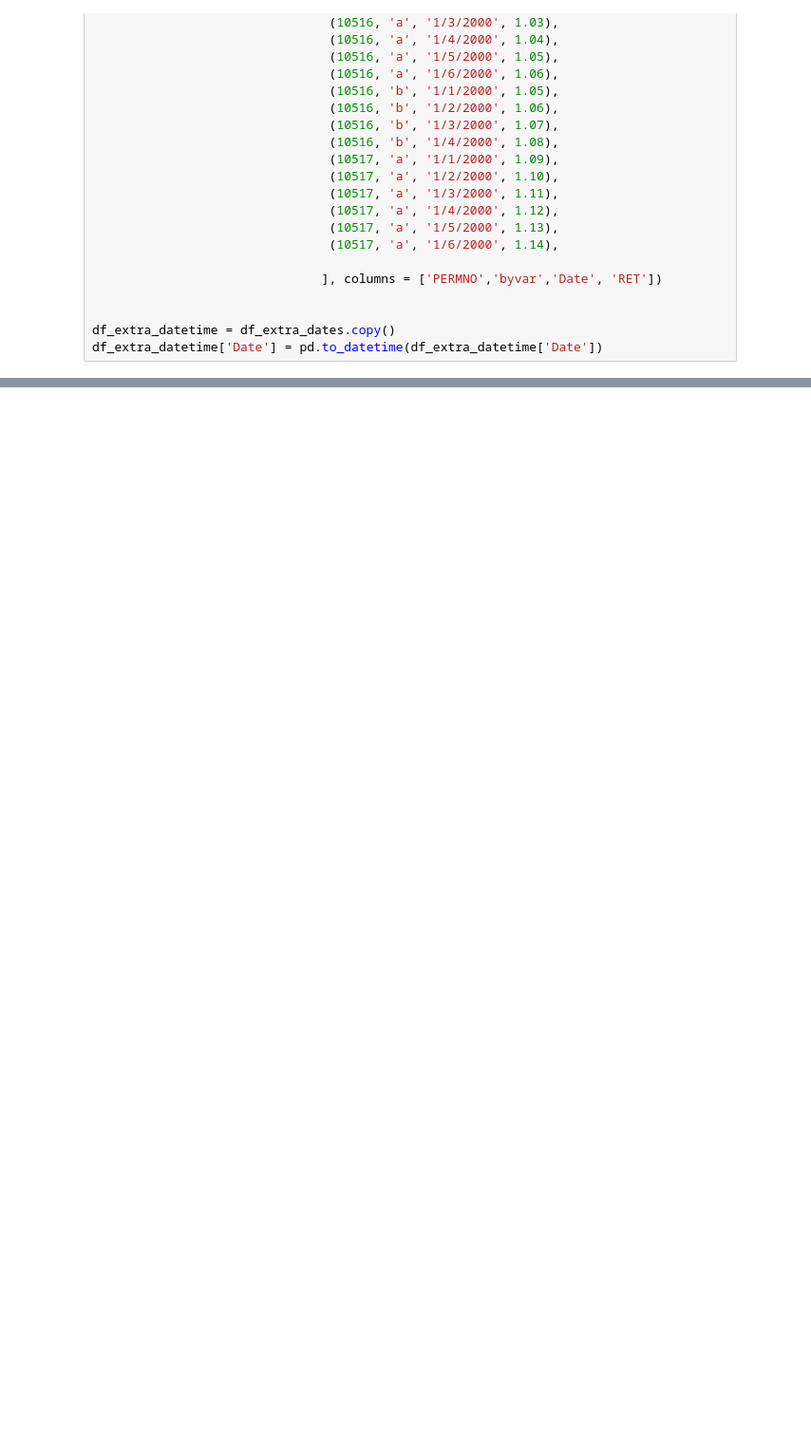
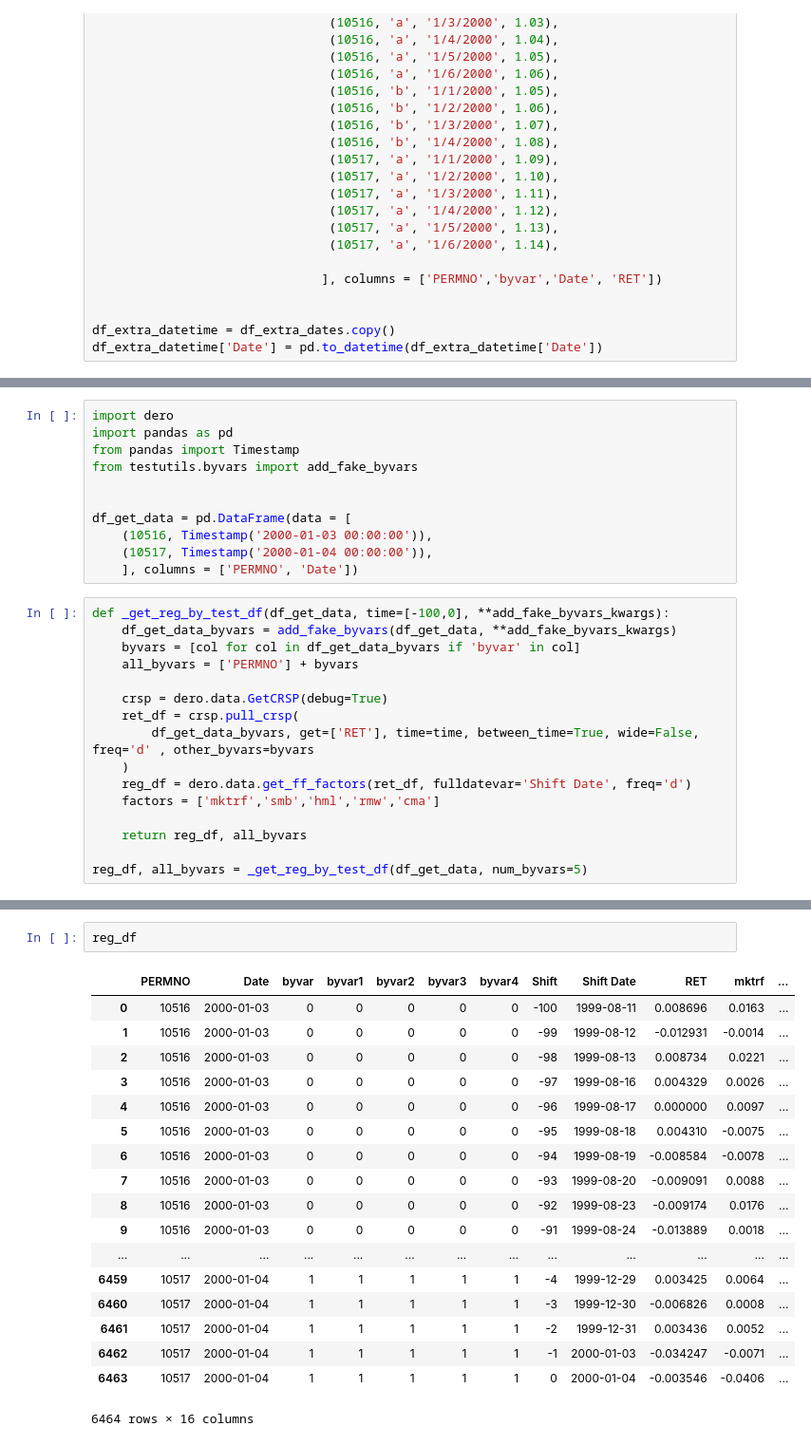
Before and after one commit to whoopnip/dero, a Jupyter notebook: Testing Scratchbook 2.ipynb, the cells around one changed output, grey strips where cells are left out. Shown at 95% size. Saved outputs shown, nothing was run; the diff lists cells and outputs as text; blank space fills up the shorter version.

```diff
--- a/Testing Scratchbook 2.ipynb
+++ b/Testing Scratchbook 2.ipynb
@@ -110,0 +66,27 @@ result = crsp.pull_crsp(df_datetime, freq='d', get=['RET'],
+# %%
+import dero
+import pandas as pd
+from pandas import Timestamp
+from testutils.byvars import add_fake_byvars
+
+
+df_get_data = pd.DataFrame(data = [
+    (10516, Timestamp('2000-01-03 00:00:00')),
+    (10517, Timestamp('2000-01-04 00:00:00')),
+    ], columns = ['PERMNO', 'Date'])
+# %%
+def _get_reg_by_test_df(df_get_data, time=[-100,0], **add_fake_byvars_kwargs):
+    df_get_data_byvars = add_fake_byvars(df_get_data, **add_fake_byvars_kwargs)
+    byvars = [col for col in df_get_data_byvars if 'byvar' in col]
+    all_byvars = ['PERMNO'] + byvars
+
+    crsp = dero.data.GetCRSP(debug=True)
+    ret_df = crsp.pull_crsp(
+        df_get_data_byvars, get=['RET'], time=time, between_time=True, wide=False, freq='d' , other_byvars=byvars
+    )
+    reg_df = dero.data.get_ff_factors(ret_df, fulldatevar='Shift Date', freq='d')
+    factors = ['mktrf','smb','hml','rmw','cma']
+
+    return reg_df, all_byvars
+
+reg_df, all_byvars = _get_reg_by_test_df(df_get_data, num_byvars=5)
@@ -110,0 +114,21 @@ result = crsp.pull_crsp(df_datetime, freq='d', get=['RET'],
+# %%
+reg_df
+# %% [output]
+|  | PERMNO | Date | byvar | byvar1 | byvar2 | byvar3 | byvar4 | Shift | Shift Date | RET | mktrf | ... |
+| 0 | 10516 | 2000-01-03 | 0 | 0 | 0 | 0 | 0 | -100 | 1999-08-11 | 0.008696 | 0.0163 | ... |
+| 1 | 10516 | 2000-01-03 | 0 | 0 | 0 | 0 | 0 | -99 | 1999-08-12 | -0.012931 | -0.0014 | ... |
+| 2 | 10516 | 2000-01-03 | 0 | 0 | 0 | 0 | 0 | -98 | 1999-08-13 | 0.008734 | 0.0221 | ... |
+| 3 | 10516 | 2000-01-03 | 0 | 0 | 0 | 0 | 0 | -97 | 1999-08-16 | 0.004329 | 0.0026 | ... |
+| 4 | 10516 | 2000-01-03 | 0 | 0 | 0 | 0 | 0 | -96 | 1999-08-17 | 0.000000 | 0.0097 | ... |
+| 5 | 10516 | 2000-01-03 | 0 | 0 | 0 | 0 | 0 | -95 | 1999-08-18 | 0.004310 | -0.0075 | ... |
+| 6 | 10516 | 2000-01-03 | 0 | 0 | 0 | 0 | 0 | -94 | 1999-08-19 | -0.008584 | -0.0078 | ... |
+| 7 | 10516 | 2000-01-03 | 0 | 0 | 0 | 0 | 0 | -93 | 1999-08-20 | -0.009091 | 0.0088 | ... |
+| 8 | 10516 | 2000-01-03 | 0 | 0 | 0 | 0 | 0 | -92 | 1999-08-23 | -0.009174 | 0.0176 | ... |
+| 9 | 10516 | 2000-01-03 | 0 | 0 | 0 | 0 | 0 | -91 | 1999-08-24 | -0.013889 | 0.0018 | ... |
+| ... | ... | ... | ... | ... | ... | ... | ... | ... | ... | ... | ... | ... |
+| 6459 | 10517 | 2000-01-04 | 1 | 1 | 1 | 1 | 1 | -4 | 1999-12-29 | 0.003425 | 0.0064 | ... |
+| 6460 | 10517 | 2000-01-04 | 1 | 1 | 1 | 1 | 1 | -3 | 1999-12-30 | -0.006826 | 0.0008 | ... |
+| 6461 | 10517 | 2000-01-04 | 1 | 1 | 1 | 1 | 1 | -2 | 1999-12-31 | 0.003436 | 0.0052 | ... |
+| 6462 | 10517 | 2000-01-04 | 1 | 1 | 1 | 1 | 1 | -1 | 2000-01-03 | -0.034247 | -0.0071 | ... |
+| 6463 | 10517 | 2000-01-04 | 1 | 1 | 1 | 1 | 1 | 0 | 2000-01-04 | -0.003546 | -0.0406 | ... |
+6464 rows × 16 columns
```
Also changed, not shown: parts of 39 cells of this notebook, 1 other file.
